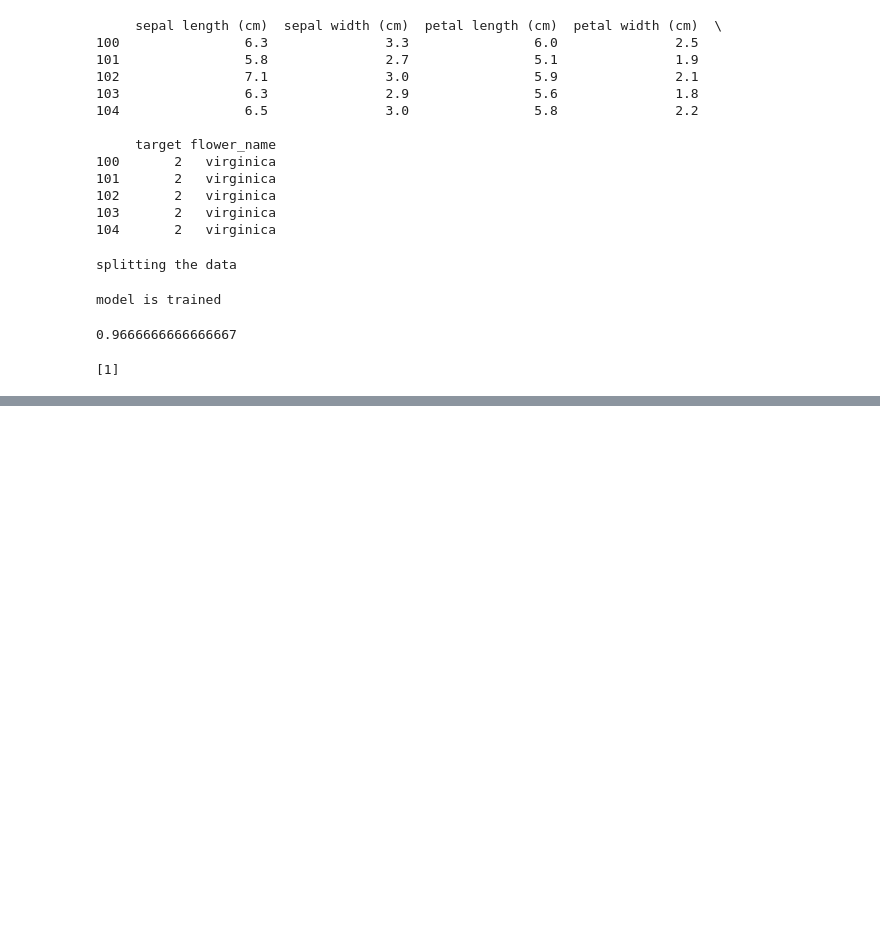
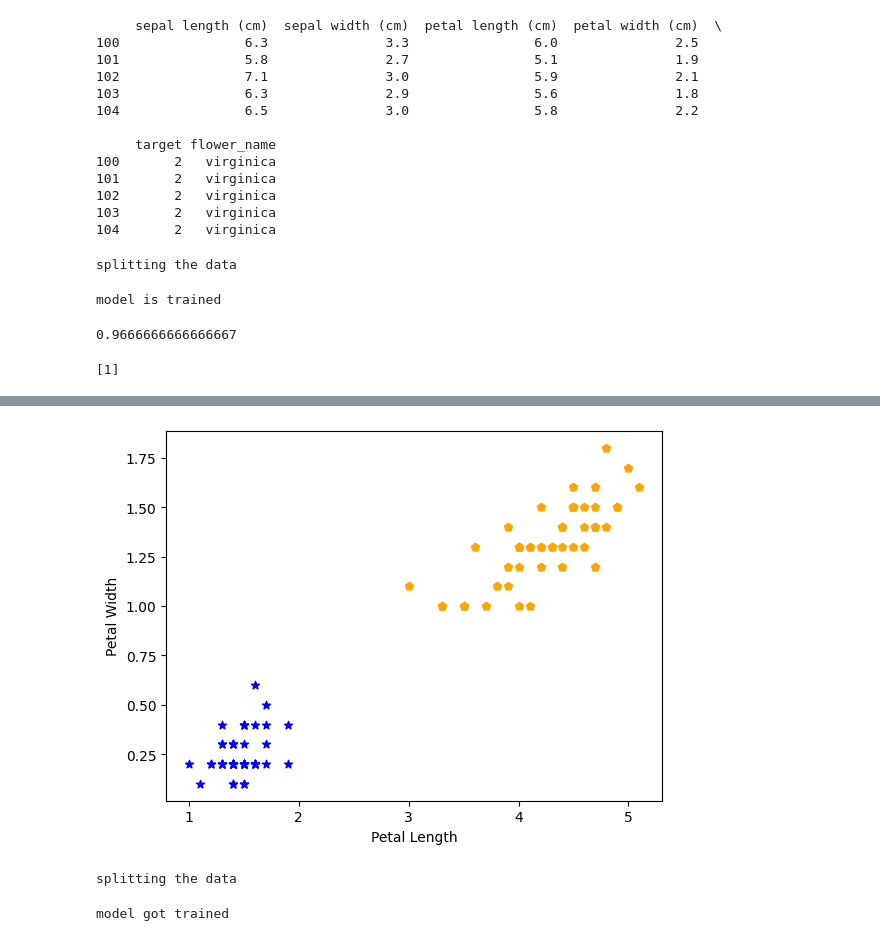
Before and after one commit to lokeshneerasa/MACHINE-LEARNING, a Jupyter notebook: MACHINE_LEARNING.ipynb, the cells around one changed output, grey strips where cells are left out. Saved outputs shown, nothing was run; the diff lists cells and outputs as text; code cells hidden in the pictures; blank space fills up the shorter version.

```diff
--- a/MACHINE_LEARNING.ipynb
+++ b/MACHINE_LEARNING.ipynb
@@ -3612,0 +4320,71 @@ print(model.predict([[5.2,1.5,3.4,2.8]]))
+# %%
+#19.Plotting
+import pandas as pd
+from sklearn.datasets import load_iris
+import matplotlib.pyplot as plt
+
+iris=load_iris()
+
+df=pd.DataFrame(iris.data,columns=iris.feature_names)
+df['target']=iris.target
+
+df['flower_name']=df.target.apply(lambda x:iris.target_names[x])
+
+df0=df[:50]
+df1=df[50:100]
+df2=df[100:]
+
+# Petal length vs Petal Width (Setosa vs Versicolor)
+plt.xlabel("Petal Length")
+plt.ylabel("Petal Width")
+plt.scatter(df0['petal length (cm)'], df0['petal width (cm)'], color="blue", marker='*')
+plt.scatter(df1['petal length (cm)'], df1['petal width (cm)'], color="orange", marker='p')
+plt.show()
+# %% [output]
+[figure, added]
+# %%
+#20.Splitting the data
+import pandas as pd
+from sklearn.model_selection import train_test_split
+from sklearn.datasets import load_iris
+
+iris=load_iris()
+
+df=pd.DataFrame(iris.data,columns=iris.feature_names)
+df['target']=iris.target
+
+df['flower_name']=df.target.apply(lambda x:iris.target_names[x])
+
+X=df.drop(['target','flower_name'],axis='columns')
+y=df.target
+
+X_train,X_test,y_train,y_test=train_test_split(X,y,test_size=0.2)
+
+print("splitting the data")
+# %% [output]
+splitting the data
+# %%
+#21.Model training
+import pandas as pd
+from sklearn.datasets import load_iris
+from sklearn.model_selection import train_test_split
+from sklearn.svm import SVC
+
+iris=load_iris()
+
+df=pd.DataFrame(iris.data,columns=iris.feature_names)
+df['target']=iris.target
+
+df['flower_name']=df.target.apply(lambda x:iris.feature_names[x])
+
+X=df.drop(['target','flower_name'],axis='columns')
+y=df.target
+
+X_train,X_test,y_train,y_test=train_test_split(X,y,test_size=0.2)
+
+#model Creation & Training
+model=SVC()
+model.fit(X_train,y_train)
+print("model got trained")
+# %% [output]
+model got trained
```
Also changed, not shown: parts of 44 cells of this notebook.
